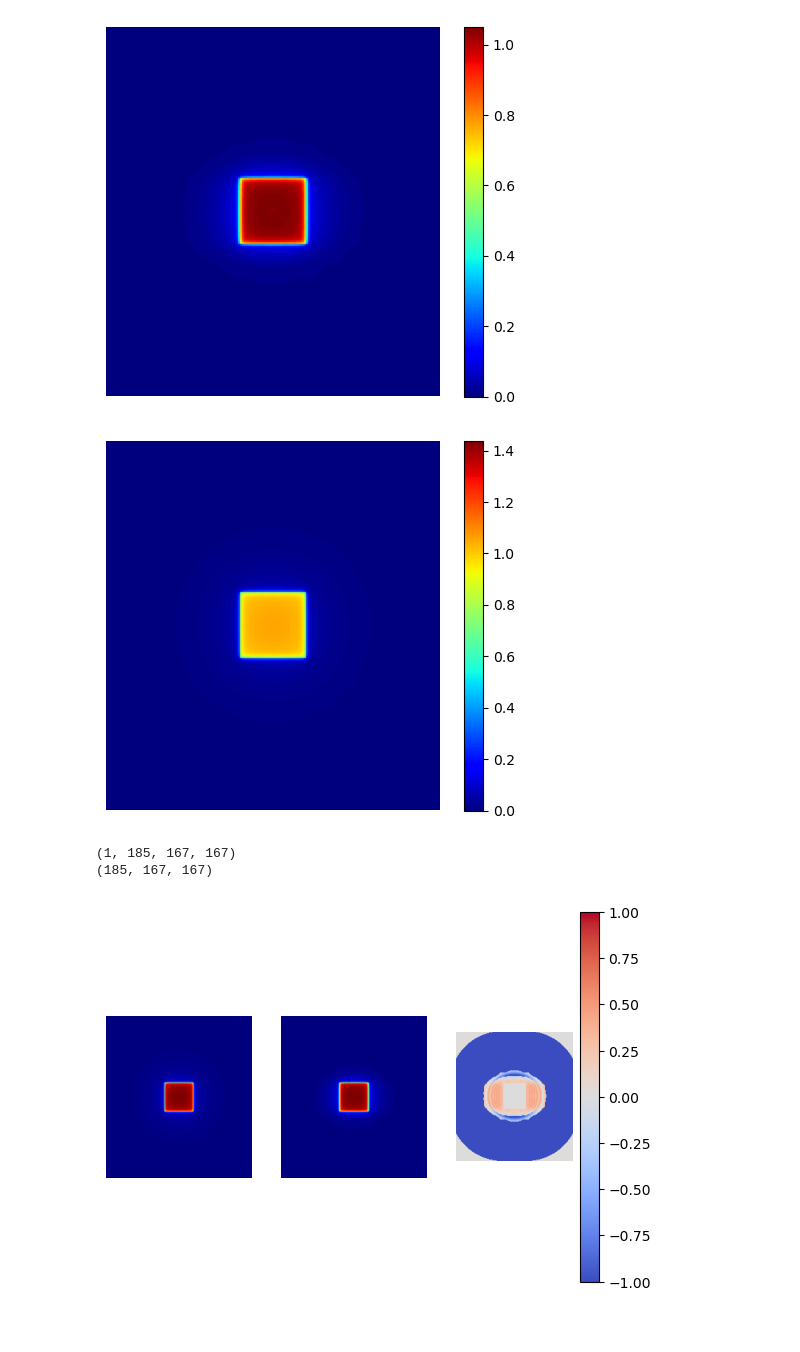
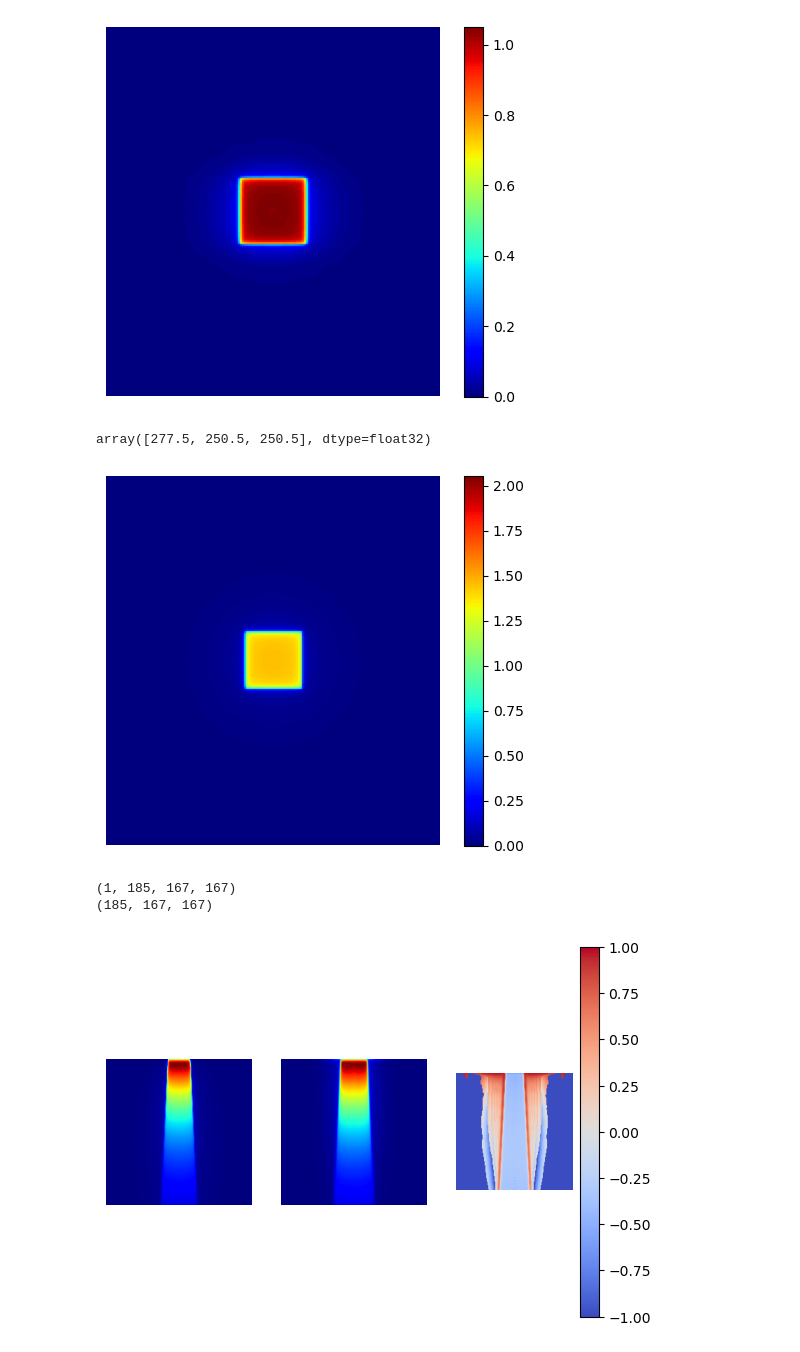
Before and after one commit to UMU-DDI/PyDoseRT, a Jupyter notebook: examples/phantom.ipynb, the cells around one changed output. Drawn from its saved outputs; the diff is of its cells as text; code cells hidden in the pictures.

```diff
--- a/examples/phantom.ipynb
+++ b/examples/phantom.ipynb
@@ -18,7 +18,7 @@ beam = PDRT.Beam.create(
     gantry_angle_deg=0.0,
     number_of_leaf_pairs=10,
     field_size_mm=(100.0, 100.0),
-    iso_center=(0.0, -150, 0.0)
+    iso_center=(277.5, 100.0, 251.0)
 )
 # %%
 slice_idx = 92
@@ -39,6 +39,10 @@ engine = PDRT.DoseEngine(
 phantom = phantom.to(engine.dtype).to(engine.device)
 beam = beam.to(engine.device).to(engine.dtype)
 dose = engine.compute_dose(beam, ct_image=phantom.density_image).detach().cpu().numpy()
+# %%
+phantom.physical_size / 2
+# %% [output]
+array([277.5, 250.5, 250.5], dtype=float32)
 # %%
 plt.imshow(dose[0, :, 30, :], cmap='jet', vmin=np.min(dose), vmax=np.max(dose)) #, alpha=0.5)
 plt.axis('off')
@@ -46,28 +50,30 @@ plt.colorbar()
 # plt.axis('off')
 plt.show()
 # %% [output]
-[figure, old version]
+[figure, new version]
 # %%
 slice_idx = 84
 print(dose.shape)
 print(ds_ref.shape)
 
 dose_plot = dose
+axis = 0
+slice_idx = dose_plot.shape[axis+1] // 2
 plt.subplot(131)
-plt.imshow(dose_plot[0, :, 30, :], cmap='jet')
+plt.imshow(np.take(dose[0], slice_idx, axis=axis), cmap='jet')
 plt.axis('off')
 plt.subplot(132)
-plt.imshow(ds_ref[:, 30, :], cmap='jet')
+plt.imshow(np.take(ds_ref, slice_idx, axis=axis), cmap='jet')
 plt.axis('off')
 plt.subplot(133)
-plt.imshow((ds_ref[:, 30, :] - dose_plot[0, :, 30, :]) / (ds_ref[:, 30, :] + 1e-10), cmap='coolwarm', vmin=-1, vmax=1)
+plt.imshow(np.take((ds_ref - dose[0]) / (ds_ref + 1e-10), slice_idx, axis=axis), cmap='coolwarm', vmin=-1, vmax=1)
 plt.colorbar()
 plt.axis('off')
 plt.show()
 # %% [output]
 (1, 185, 167, 167)
 (185, 167, 167)
-[figure, old version]
+[figure, new version]
 # %%
 air_gap = 1
 
```
Also changed, not shown: parts of 1 cell of this notebook, 5 other files.
